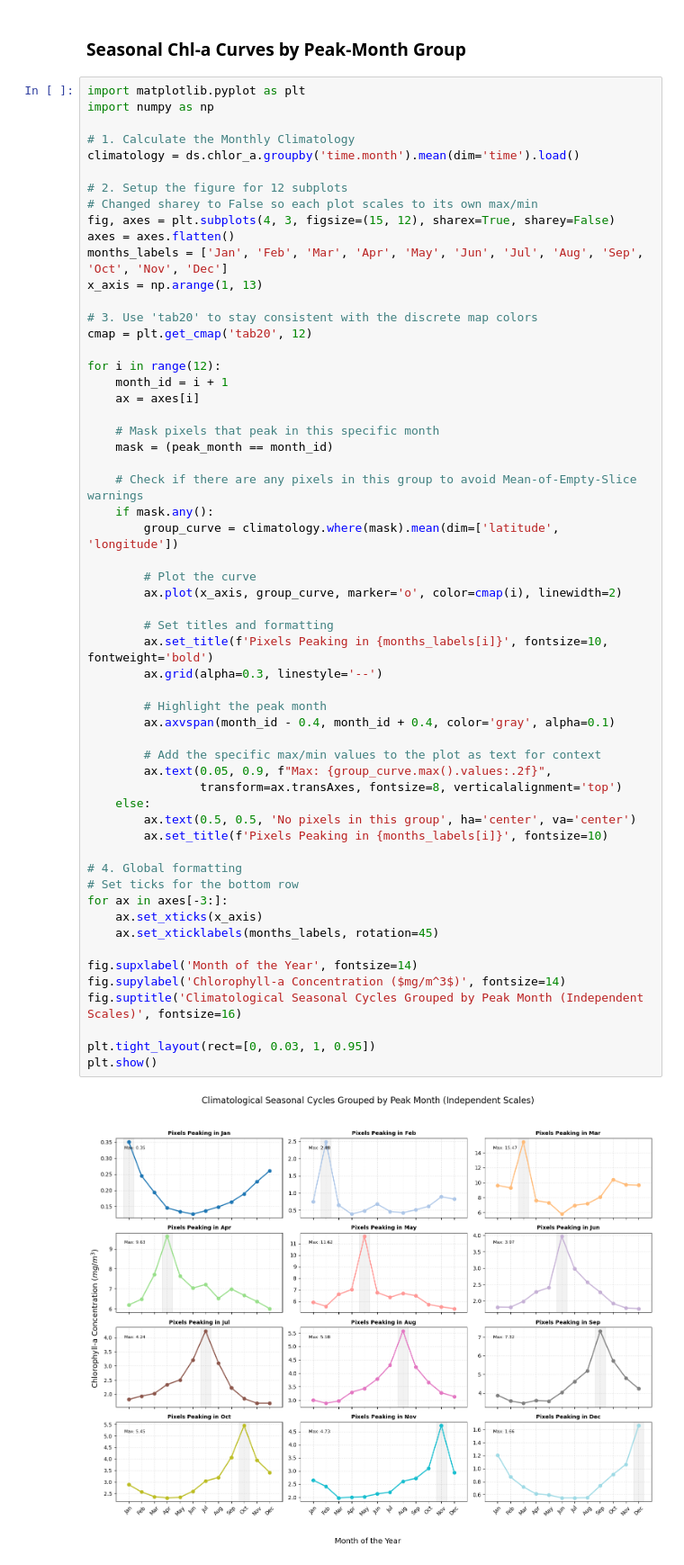
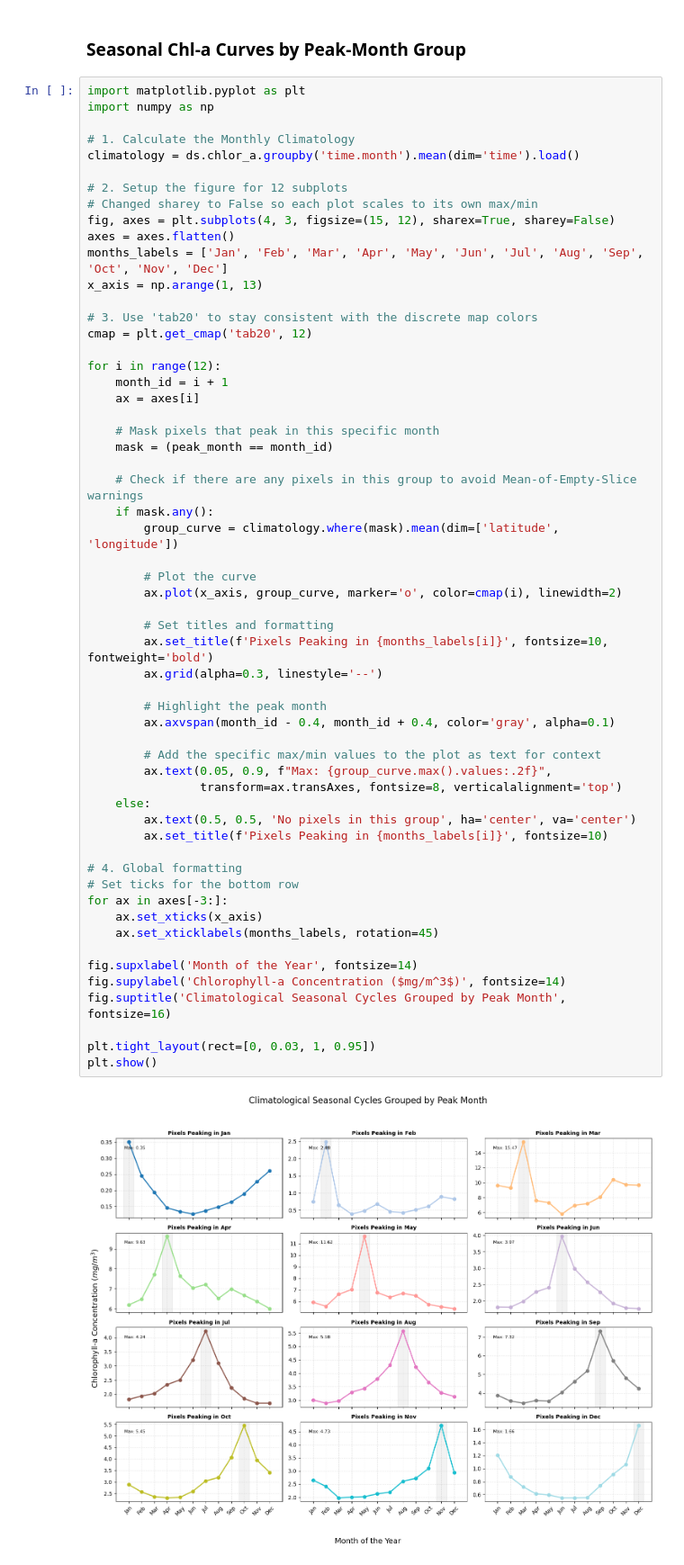
Before and after one commit to eqmh/plankton_imaging, a Jupyter notebook: satellite_data/chla_minmax-1.ipynb, the cells around one changed output. Shown at 90% size. Cells and saved outputs as stored; diff of their text form.

```diff
--- a/satellite_data/chla_minmax-1.ipynb
+++ b/satellite_data/chla_minmax-1.ipynb
@@ -228,32 +228,32 @@ for i in range(12):
 
         # Plot the curve
         ax.plot(x_axis, group_curve, marker='o', color=cmap(i), linewidth=2)
 
         # Set titles and formatting
         ax.set_title(f'Pixels Peaking in {months_labels[i]}', fontsize=10, fontweight='bold')
         ax.grid(alpha=0.3, linestyle='--')
 
         # Highlight the peak month
         ax.axvspan(month_id - 0.4, month_id + 0.4, color='gray', alpha=0.1)
 
         # Add the specific max/min values to the plot as text for context
         ax.text(0.05, 0.9, f"Max: {group_curve.max().values:.2f}",
                 transform=ax.transAxes, fontsize=8, verticalalignment='top')
     else:
         ax.text(0.5, 0.5, 'No pixels in this group', ha='center', va='center')
         ax.set_title(f'Pixels Peaking in {months_labels[i]}', fontsize=10)
 
 # 4. Global formatting
 # Set ticks for the bottom row
 for ax in axes[-3:]:
     ax.set_xticks(x_axis)
     ax.set_xticklabels(months_labels, rotation=45)
 
 fig.supxlabel('Month of the Year', fontsize=14)
 fig.supylabel('Chlorophyll-a Concentration ($mg/m^3$)', fontsize=14)
-fig.suptitle('Climatological Seasonal Cycles Grouped by Peak Month (Independent Scales)', fontsize=16)
+fig.suptitle('Climatological Seasonal Cycles Grouped by Peak Month', fontsize=16)
 
 plt.tight_layout(rect=[0, 0.03, 1, 0.95])
 plt.show()
 # %% [output]
-[figure, old version]
+[figure, new version]
```
Also changed, not shown: parts of 3 cells of this notebook.
